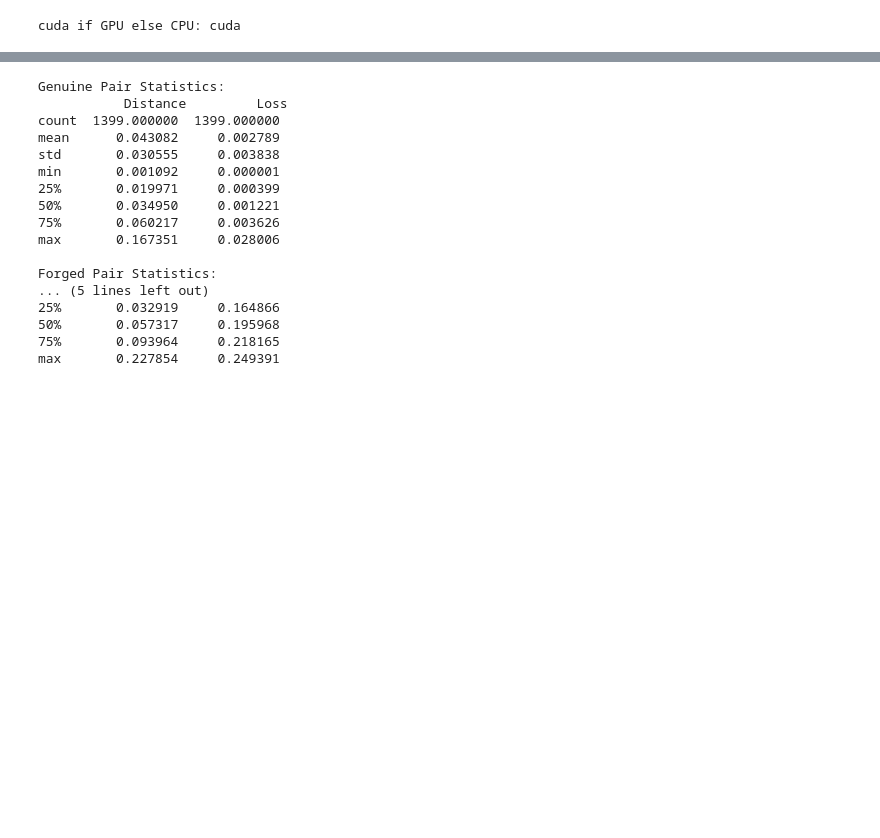
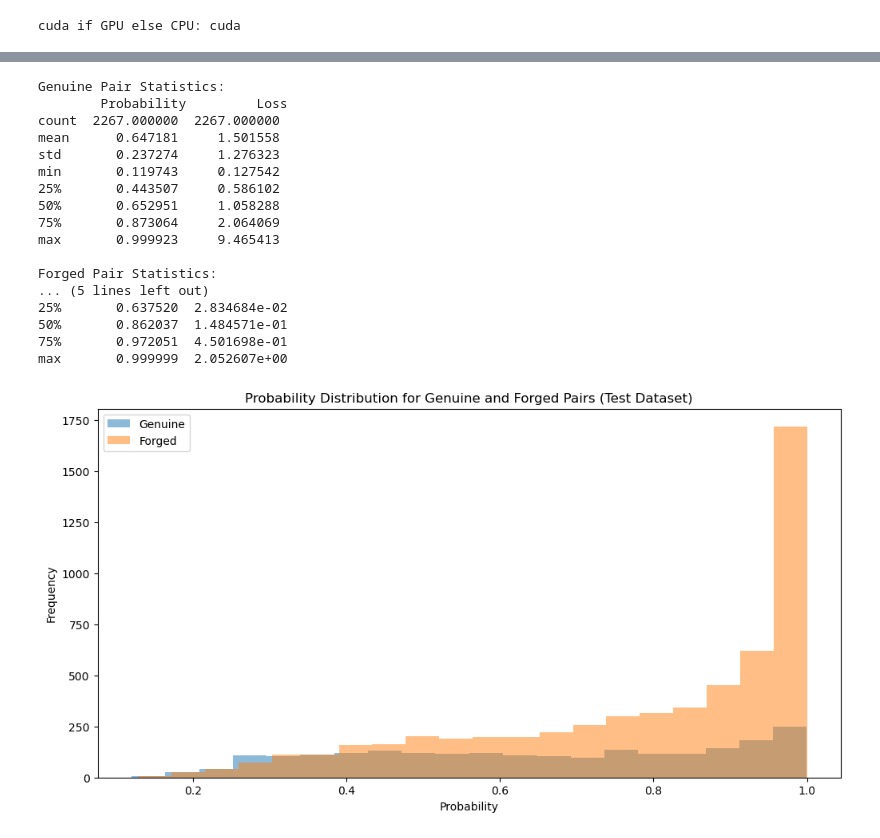
Before and after one commit to Alii-Mir/Deep-Signature-Verification, a Jupyter notebook: siamese-net/train-test.ipynb, the cells around one changed output, grey strips where cells are left out. Saved outputs shown, nothing was run; the diff lists cells and outputs as text; code cells hidden in the pictures; blank space fills up the shorter version.

```diff
--- a/siamese-net/train-test.ipynb
+++ b/siamese-net/train-test.ipynb
@@ -465,58 +691,71 @@ TN: 1399.000 | FP: 0.000 | FN: 0.000 | TP: 2240.000
 # %%
-criterion = ContrastiveLoss()
+criterion = nn.BCELoss()  #Binary Cross-Entropy Loss
 
-# Initialize lists to store distances and labels
-distances = []
+# Initialize lists to store outputs, labels, and losses
+probabilities = []
 labels = []
 losses = []
 
 # Loop through the test data
-count = 0
 for i, data in enumerate(test_dataloader, 0):
-    x0, x1, label = data
-    concat = torch.cat((x0, x1), 0)
-    output1, output2 = model(x0.to(device), x1.to(device))
+    x0, x1, label = data  # x0 and x1 are input pairs, label indicates "Genuine" (0) or "Forged" (1)
+    label = label.to(device).float()  # Ensure labels are in float for BCELoss
 
-    # Calculate Euclidean distance
-    eucledian_distance = F.pairwise_distance(output1, output2).item()
-    loss = criterion(output1, output2, label.to(device)).item()
+    # Forward pass through the model
+    prob = model(x0.to(device), x1.to(device))  # Output probability (after sigmoid)
+    prob = prob.squeeze()  # Remove extra dimensions if any
+    label = label.squeeze()  # Remove extra dimensions from the target
 
-    # Append distance and label to lists
-    distances.append(eucledian_distance)
-    labels.append("Genuine" if label.item() == 0 else "Forged")   #labels.append("Genuine" if label == torch.FloatTensor([[0]]) else "Forged")
+    # Calculate Binary Cross-Entropy Loss
+    loss = criterion(prob, label).item()  # Loss for the batch
+
+    # Store probabilities, labels, and losses
+    probabilities.append(prob.item())  # Append the single float probability
+    labels.append(label.item())  # Append the single float label
     losses.append(loss)
 
-    count += 1
-#-------------------------------------------------------------------------------------
 # Create a DataFrame for analysis
 results_df = pd.DataFrame({
-    "Distance": distances,
-    "Loss": losses,
-    "Label": labels
+    "Probability": probabilities,
+    "Label": ["Genuine" if lbl == 0 else "Forged" for lbl in labels],
+    "Loss": losses
 })
 
 # Calculate statistics for genuine and forged pairs
-genuine_stats = results_df[results_df["Label"] == "Genuine"][["Distance", "Loss"]].describe()
-forged_stats = results_df[results_df["Label"] == "Forged"][["Distance", "Loss"]].describe()
+genuine_stats = results_df[results_df["Label"] == "Genuine"][["Probability", "Loss"]].describe()
+forged_stats = results_df[results_df["Label"] == "Forged"][["Probability", "Loss"]].describe()
 
 # Print statistics
 print("Genuine Pair Statistics:\n", genuine_stats)
 print("\nForged Pair Statistics:\n", forged_stats)
+
+# Optional: Plot histograms of probabilities
+import matplotlib.pyplot as plt
+
+plt.figure(figsize=(12, 6))
+plt.hist(results_df[results_df["Label"] == "Genuine"]["Probability"], bins=20, alpha=0.5, label="Genuine", color="blue")
+plt.hist(results_df[results_df["Label"] == "Forged"]["Probability"], bins=20, alpha=0.5, label="Forged", color="red")
+plt.xlabel("Probability")
+plt.ylabel("Frequency")
+plt.title("Probability Distribution for Genuine and Forged Pairs (Test Dataset)")
+plt.legend()
+plt.show()
 # %% [output]
 Genuine Pair Statistics:
-           Distance         Loss
-count  1399.000000  1399.000000
-mean      0.043082     0.002789
-std       0.030555     0.003838
-min       0.001092     0.000001
-25%       0.019971     0.000399
-50%       0.034950     0.001221
-75%       0.060217     0.003626
-max       0.167351     0.028006
+        Probability         Loss
+count  2267.000000  2267.000000
+mean      0.647181     1.501558
+std       0.237274     1.276323
+min       0.119743     0.127542
+25%       0.443507     0.586102
+50%       0.652951     1.058288
+75%       0.873064     2.064069
+max       0.999923     9.465413
 
 Forged Pair Statistics:
 ... (5 lines left out)
-25%       0.032919     0.164866
-50%       0.057317     0.195968
-75%       0.093964     0.218165
-max       0.227854     0.249391
+25%       0.637520  2.834684e-02
+50%       0.862037  1.484571e-01
+75%       0.972051  4.501698e-01
+max       0.999999  2.052607e+00
+[figure, added]
```
Also changed, not shown: parts of 23 cells of this notebook, 2 other files.
